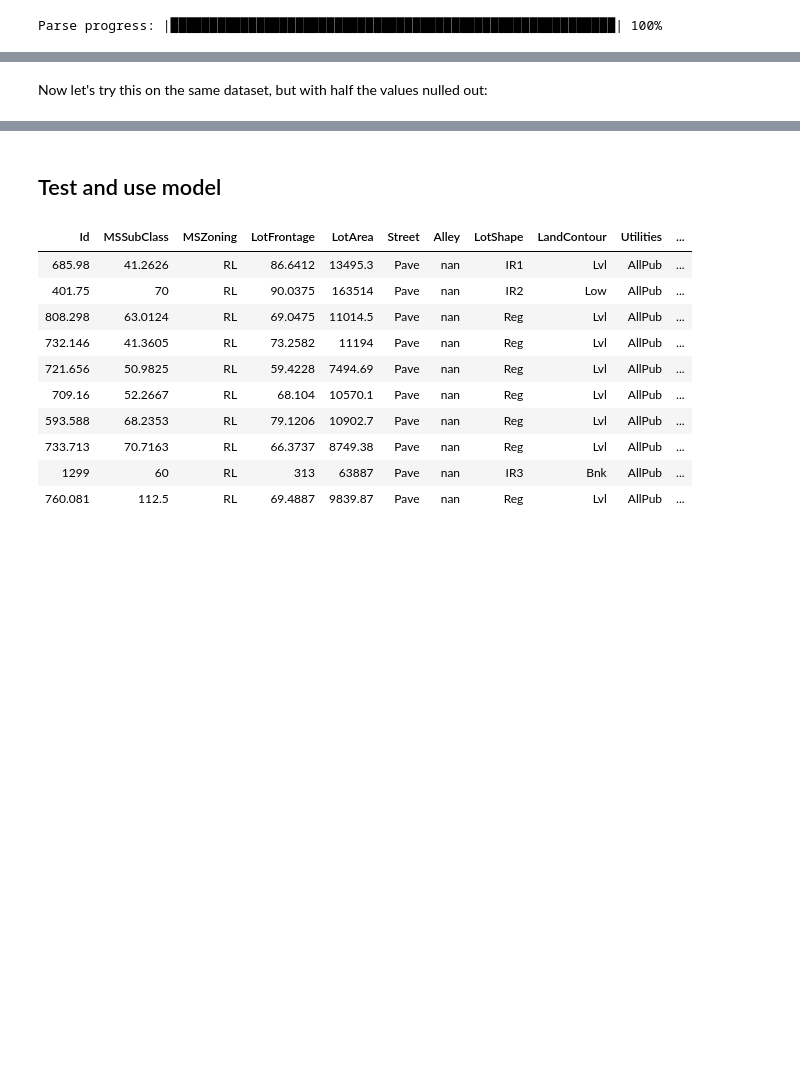
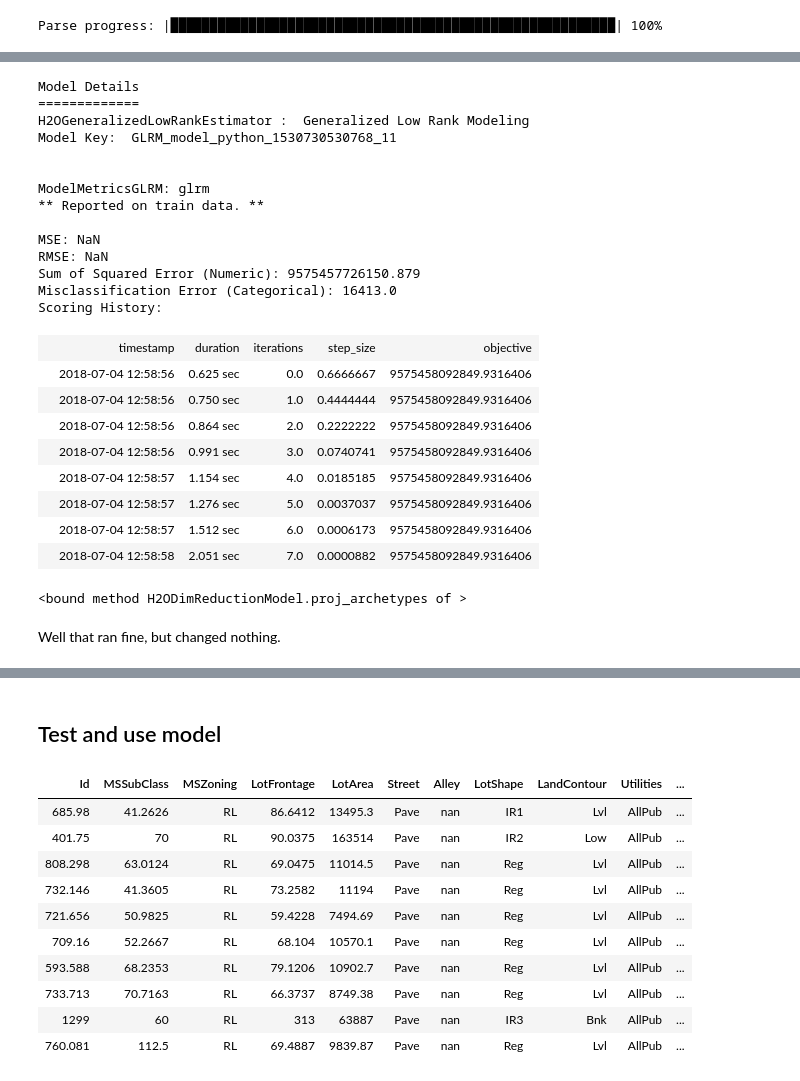
Before and after one commit to wwwslinger/drills, a Jupyter notebook: Thinkful/drills/h2o_test.ipynb, the cells around one changed output, grey strips where cells are left out. Drawn from its saved outputs; the diff is of its cells as text; code cells hidden in the pictures; blank space fills up the shorter version.

```diff
--- a/Thinkful/drills/h2o_test.ipynb
+++ b/Thinkful/drills/h2o_test.ipynb
@@ -109,5 +162,32 @@ glrm Model Build progress: |█████████████████
+# %%
+glrmodel_2.proj_archetypes
+# %% [output]
+Model Details
+=============
+H2OGeneralizedLowRankEstimator :  Generalized Low Rank Modeling
+Model Key:  GLRM_model_python_1530730530768_11
+
+
+ModelMetricsGLRM: glrm
+** Reported on train data. **
+
+MSE: NaN
+RMSE: NaN
+Sum of Squared Error (Numeric): 9575457726150.879
+Misclassification Error (Categorical): 16413.0
+Scoring History:
+|  | timestamp | duration | iterations | step_size | objective |
+|  | 2018-07-04 12:58:56 | 0.625 sec | 0.0 | 0.6666667 | 9575458092849.9316406 |
+|  | 2018-07-04 12:58:56 | 0.750 sec | 1.0 | 0.4444444 | 9575458092849.9316406 |
+|  | 2018-07-04 12:58:56 | 0.864 sec | 2.0 | 0.2222222 | 9575458092849.9316406 |
+|  | 2018-07-04 12:58:56 | 0.991 sec | 3.0 | 0.0740741 | 9575458092849.9316406 |
+|  | 2018-07-04 12:58:57 | 1.154 sec | 4.0 | 0.0185185 | 9575458092849.9316406 |
+|  | 2018-07-04 12:58:57 | 1.276 sec | 5.0 | 0.0037037 | 9575458092849.9316406 |
+|  | 2018-07-04 12:58:57 | 1.512 sec | 6.0 | 0.0006173 | 9575458092849.9316406 |
+|  | 2018-07-04 12:58:58 | 2.051 sec | 7.0 | 0.0000882 | 9575458092849.9316406 |
+<bound method H2ODimReductionModel.proj_archetypes of >
+# %% [markdown]
+Well that ran fine, but changed nothing.
 # %%
 # trying something else copied directly from an example, but produces an error:
 # glrmodel_4.train(x=khous_h2.names, training_frame=khous_h2)
-# %% [markdown]
-Now let's try this on the same dataset, but with half the values nulled out:
```
Also changed, not shown: parts of 18 cells of this notebook.
